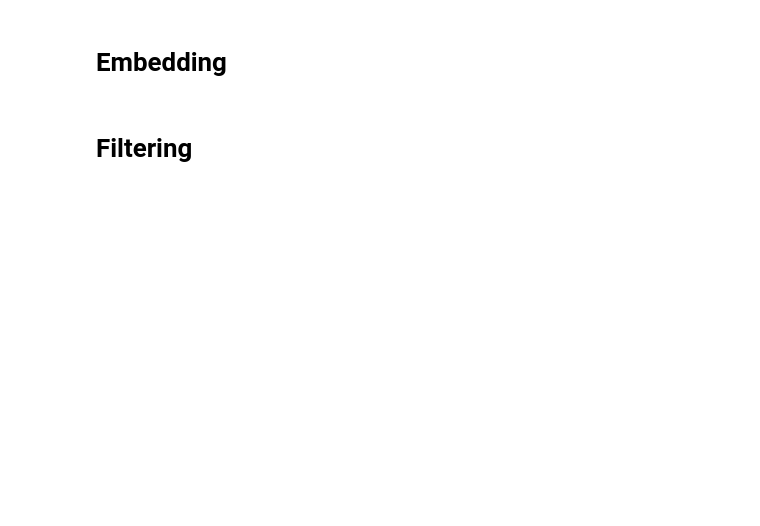
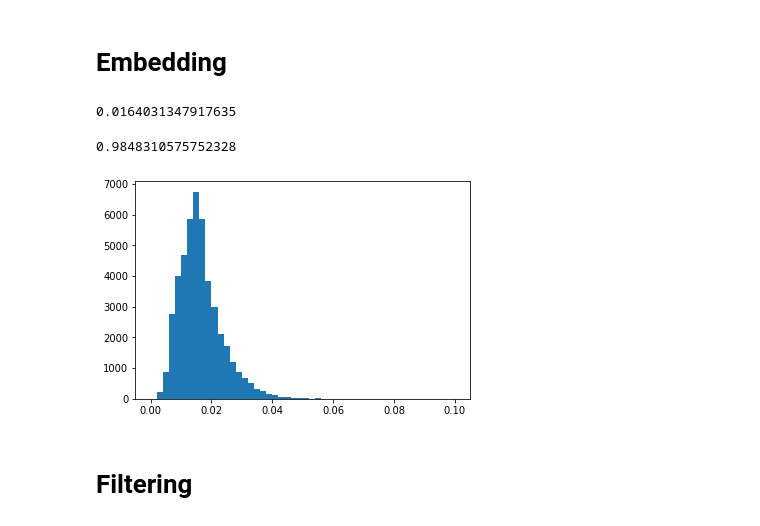
Before and after one commit to ami7o/TrackML, a Jupyter notebook: emb_filter_purity_efficiency.ipynb, the cells around one changed output. Drawn from its saved outputs; the diff is of its cells as text; code cells hidden in the pictures; blank space fills up the shorter version.

```diff
--- a/emb_filter_purity_efficiency.ipynb
+++ b/emb_filter_purity_efficiency.ipynb
@@ -49,14 +39,12 @@ def get_one_emb_eff_purity(index, hits, truth, emb_neighbors):
 # %%
 def get_emb_eff_purity(hits, truth, emb_neighbors):
     n_iter = len(hits)
-    purity = 0
-    efficiency = 0
+    purity = []
+    efficiency = []
 
-    for i in range(n_iter):
+    for i in tqdm(range(n_iter)):
         p, eff = get_one_emb_eff_purity(i, hits, truth, emb_neighbors)
-        if p: purity += p
-        if eff: efficiency += eff
-        if i % (n_iter//10) == 0:
-            print(int((i+1) / (n_iter//100)),"% done")
+        if p: purity.append(p)
+        if eff: efficiency.append(eff)
 
-    return purity/n_iter, efficiency/n_iter
+    return purity, efficiency
@@ -63,3 +58,18 @@ def get_emb_eff_purity(hits, truth, emb_neighbors):
+# %%
+sum(emb_purity)/len(emb_purity)
+# %% [output]
+0.0164031347917635
+# %%
+sum(emb_efficiency)/len(emb_efficiency)
+# %% [output]
+0.9848310575752328
+# %%
+import matplotlib.pyplot as plt
+%matplotlib inline
+plt.hist(emb_purity, 50, range=(0, 0.1))
+plt.show()
+# %% [output]
+[figure, added]
 # %% [markdown]
 # Filtering
 # %%
```
Also changed, not shown: parts of 8 cells of this notebook.
